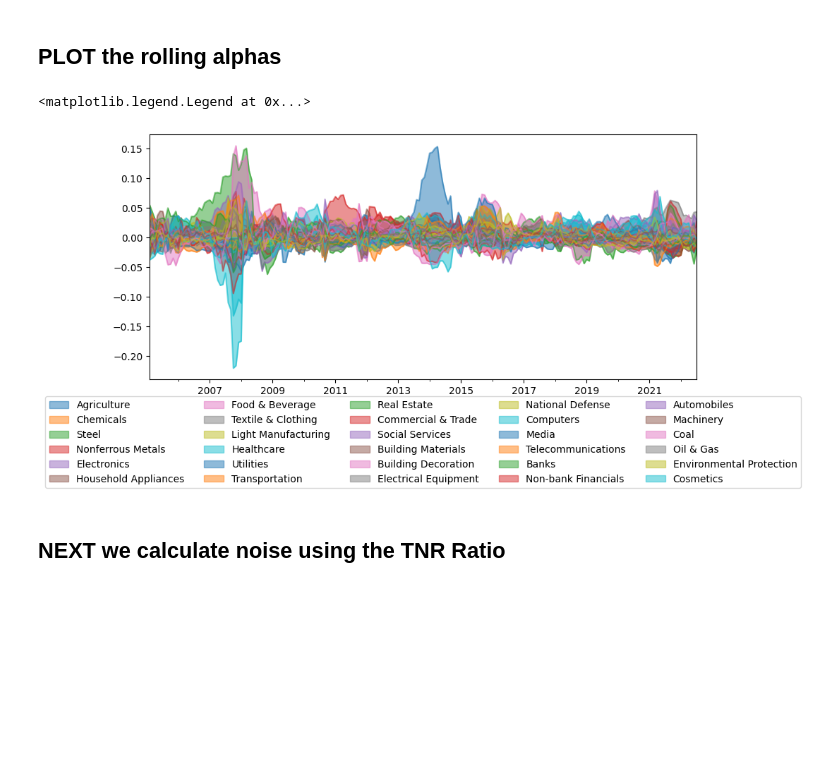
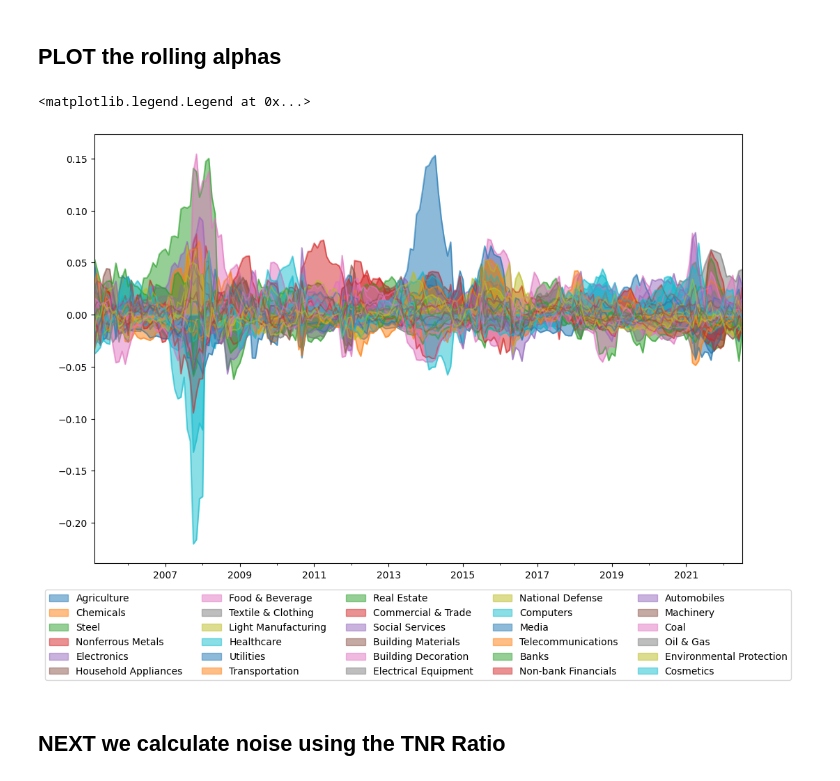
Before and after one commit to LianLongBaGua/fisf_thesis_repo, a Jupyter notebook: notebooks/thesis_grids.ipynb, the cells around one changed output. Cells and saved outputs as stored; diff of their text form; code cells hidden in the pictures; blank space fills up the shorter version.

```diff
--- a/notebooks/thesis_grids.ipynb
+++ b/notebooks/thesis_grids.ipynb
@@ -131,16 +133,17 @@ factor_exposures_rolling.index = factor_exposures_rolling.index.set_levels(facto
 # %%
 # plot with filling the area between the lines and zero
 factor_exposures_rolling_pivot = factor_exposures_rolling[['alpha']].pivot_table(index=factor_exposures_rolling.index.get_level_values(1),
                                            columns=factor_exposures_rolling.index.get_level_values(0)).droplevel(0, axis=1)
 factor_exposures_rolling_pivot.columns = factor_exposures_rolling_pivot.columns.map(converter, na_action='ignore')
 ax = factor_exposures_rolling_pivot.plot(kind='area',
                                         stacked=False,
-                                        figsize=(10, 4.5))
+                                        figsize=(12, 8),
+                                    )
 ax.set_xlabel("")
 ax.legend(loc='upper center', bbox_to_anchor=(0.5, -0.05), ncol=5, fancybox=True)
 # %% [output]
 <matplotlib.legend.Legend at 0x...>
-[figure, old version]
+[figure, new version]
 # %%
 # calculate the mean and stds for the rolling alphas annualized
 factor_exposures_rolling_annualized_mean = factor_exposures_rolling[['alpha']].groupby(level=1).mean() * 12
```
Also changed, not shown: parts of 32 cells of this notebook, 6 other files.
